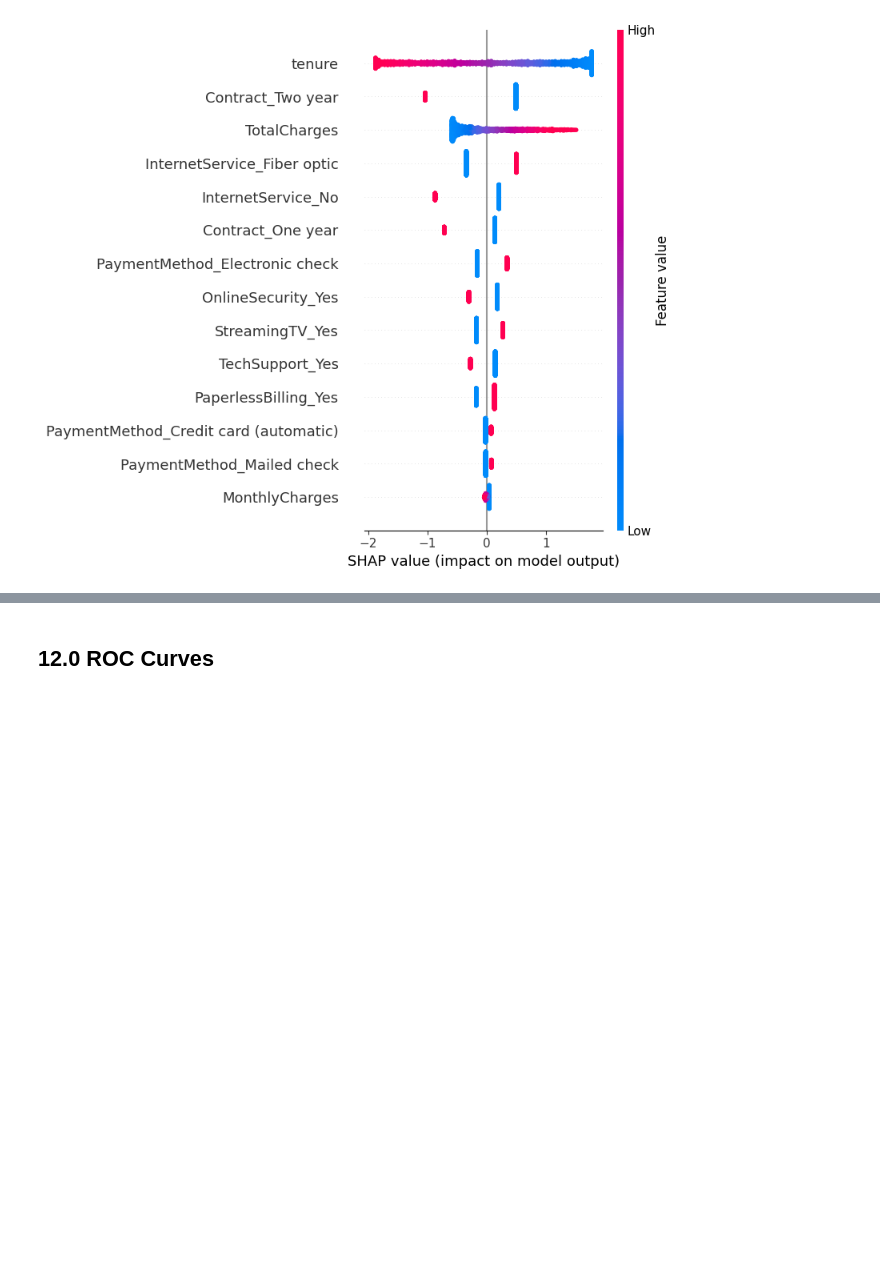
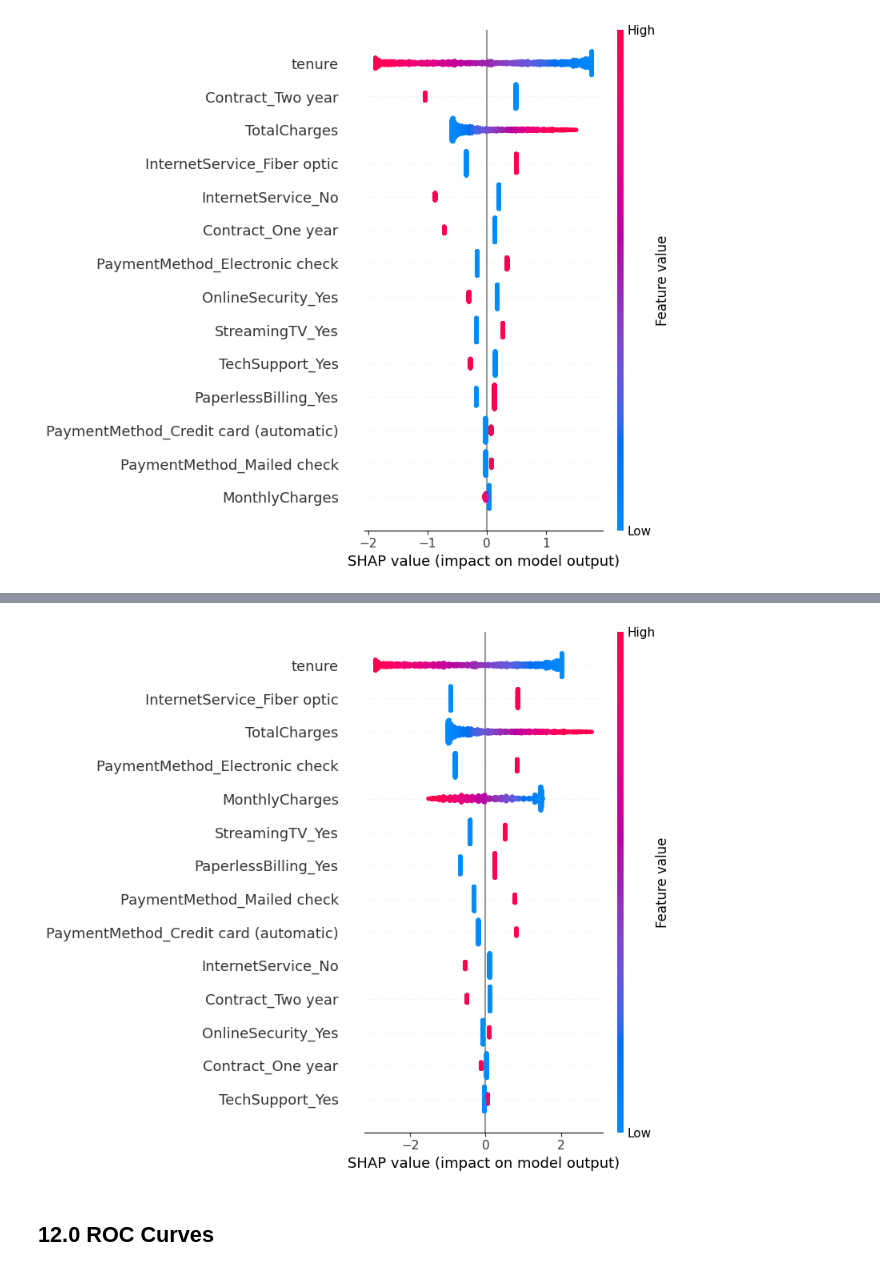
Before and after one commit to danielfitrii/Churn-Prediction-App, a Jupyter notebook: Model Development.ipynb, the cells around one changed output, grey strips where cells are left out. Saved outputs shown, nothing was run; the diff lists cells and outputs as text; code cells hidden in the pictures; blank space fills up the shorter version.

```diff
--- a/Model Development.ipynb
+++ b/Model Development.ipynb
@@ -1838,3 +1879,8 @@ Best Threshold: 0.30 → Minimum Total Cost: $40,900.00
 Confusion Matrix at Best Threshold:
 [[605 428]
  [ 39 335]]
+# %%
+lr_ada_tomek_tuned   = rand_search_results.get("LR_ADATomek_Unweighted").best_estimator_
+lr_ada_tomek_w_tuned = rand_search_results.get("LR_ADATomek_Weighted").best_estimator_
+rf_ada_tomek_tuned   = rand_search_results.get("RF_ADATomek_Unweighted").best_estimator_
+rf_ada_tomek_w_tuned = rand_search_results.get("RF_ADATomek_Weighted").best_estimator_
@@ -2223,3 +2292,17 @@ shap.summary_plot(
+# %%
+# Logistic Regression (ADASYN+Tomek Unweighted)
+background_lr_ada_tomek = X_ada_tomek.sample(100, random_state=42).astype(float)
+explainer_lr_ada_tomek = shap.Explainer(lr_ada_tomek_tuned, background_lr_ada_tomek)
+shap_values_lr_ada_tomek = explainer_lr_ada_tomek(X_test_float)
+
+shap.summary_plot(
+    shap_values_lr_ada_tomek.values,
+    X_test_float,
+    feature_names=X_test.columns,
+    title="SHAP — Logistic Regression (Unweighted - ADASYN+Tomek)"
+)
+# %% [output]
+[figure, added]
 # %% [markdown]
 ## 12.0 ROC Curves
 # %%
```
Also changed, not shown: parts of 7 cells of this notebook.
